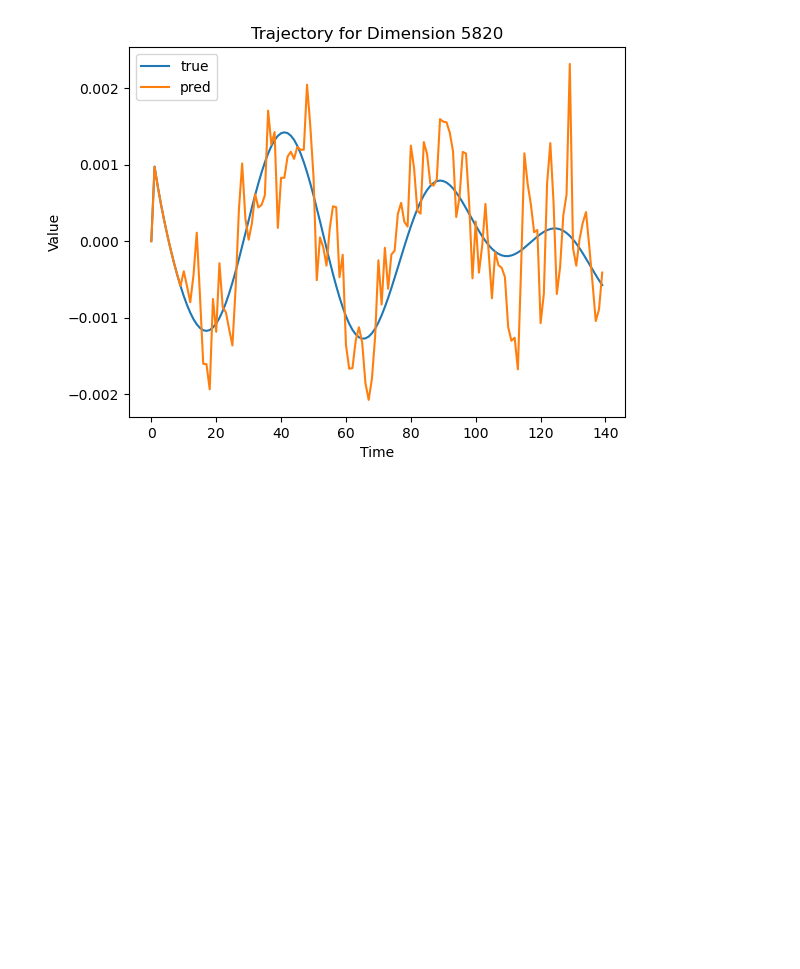
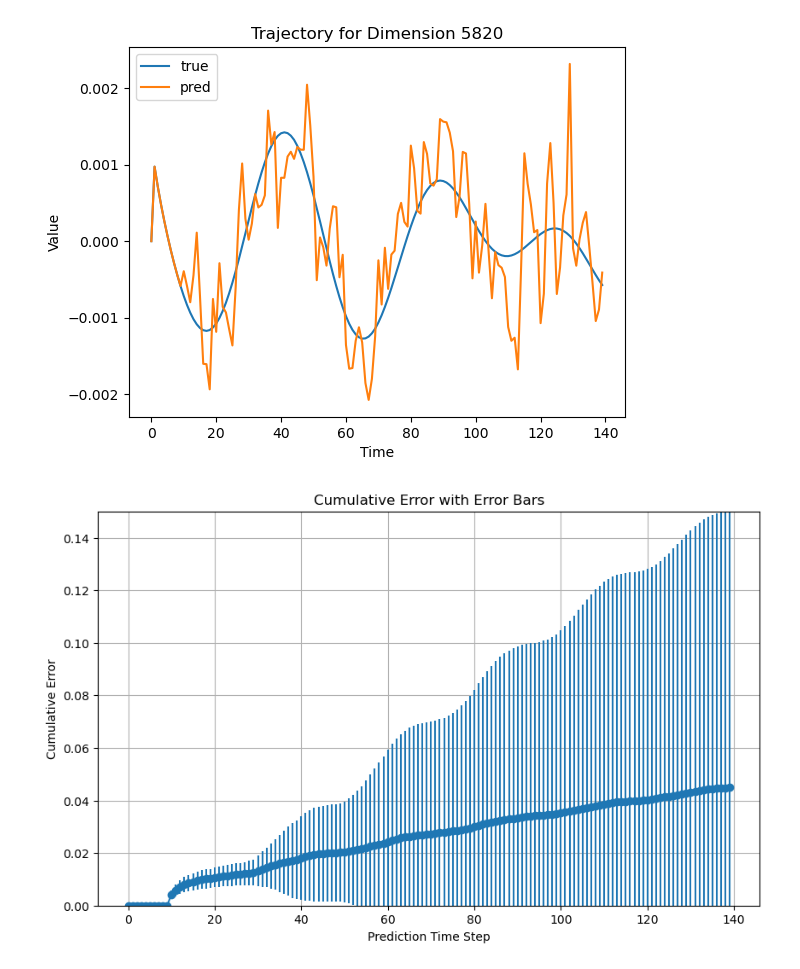
Before and after one commit to Shiqi-Wu/model_combination_Argos, a Jupyter notebook: gan_transformer/test_v2_10.ipynb, the cells around one changed output. Drawn from its saved outputs; the diff is of its cells as text; code cells hidden in the pictures; blank space fills up the shorter version.

```diff
--- a/gan_transformer/test_v2_10.ipynb
+++ b/gan_transformer/test_v2_10.ipynb
@@ -277,0 +278,18 @@ for i in selected_dimensions:
+# %%
+# Test for scaled data
+
+errors_scaled = [y_data_pred_50traj_10predict_scaled[i] - x_dataset_scaled[i][:(steps * predict_num), :] for i in range(len(y_data_pred_50traj_10predict_scaled))]
+cumulative_error_norms_scaled = [np.array([np.linalg.norm(errors_scaled[i][:j+1,:]) for j in range(errors_scaled[i].shape[0])]) for i in range(len(errors_scaled))]
+data_norms_scaled = [np.linalg.norm(x_dataset_scaled[i]) for i in range(len(x_dataset_scaled))]
+relative_errors_scaled = [cumulative_error_norms_scaled[i] / data_norms_scaled[i] for i in range(len(cumulative_error_norms_scaled))]
+mean_relative_errors_scaled = np.mean(relative_errors_scaled, axis=0)
+std_relative_errors_scaled = np.std(relative_errors_scaled, axis=0)
+plt.figure(figsize=(10, 6))
+plt.errorbar(range(steps * predict_num), mean_relative_errors_scaled, yerr=std_relative_errors_scaled, fmt='-o')
+plt.xlabel('Prediction Time Step')
+plt.ylabel('Cumulative Error')
+plt.ylim(0, 0.15)
+plt.title('Cumulative Error with Error Bars')
+plt.grid(True)
+# %% [output]
+[figure, added]
```
Also changed, not shown: parts of 7 cells of this notebook, 3 other files.
